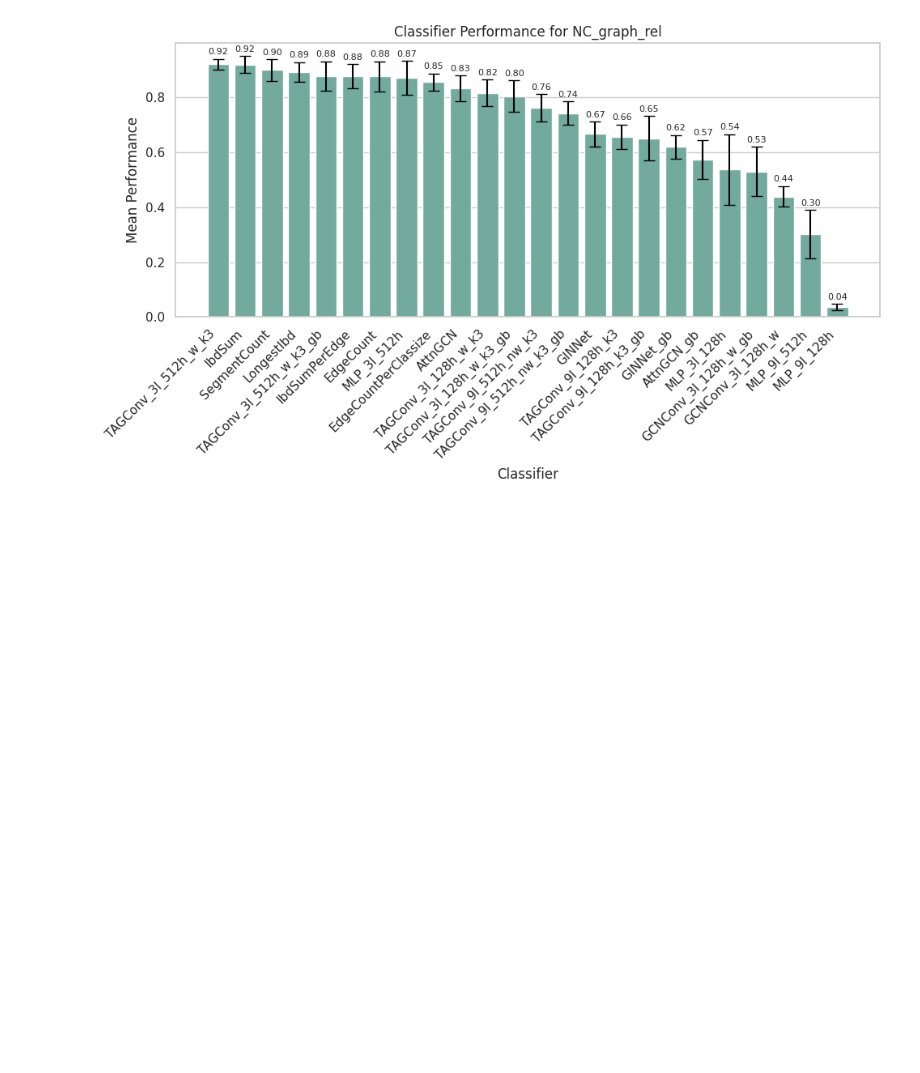
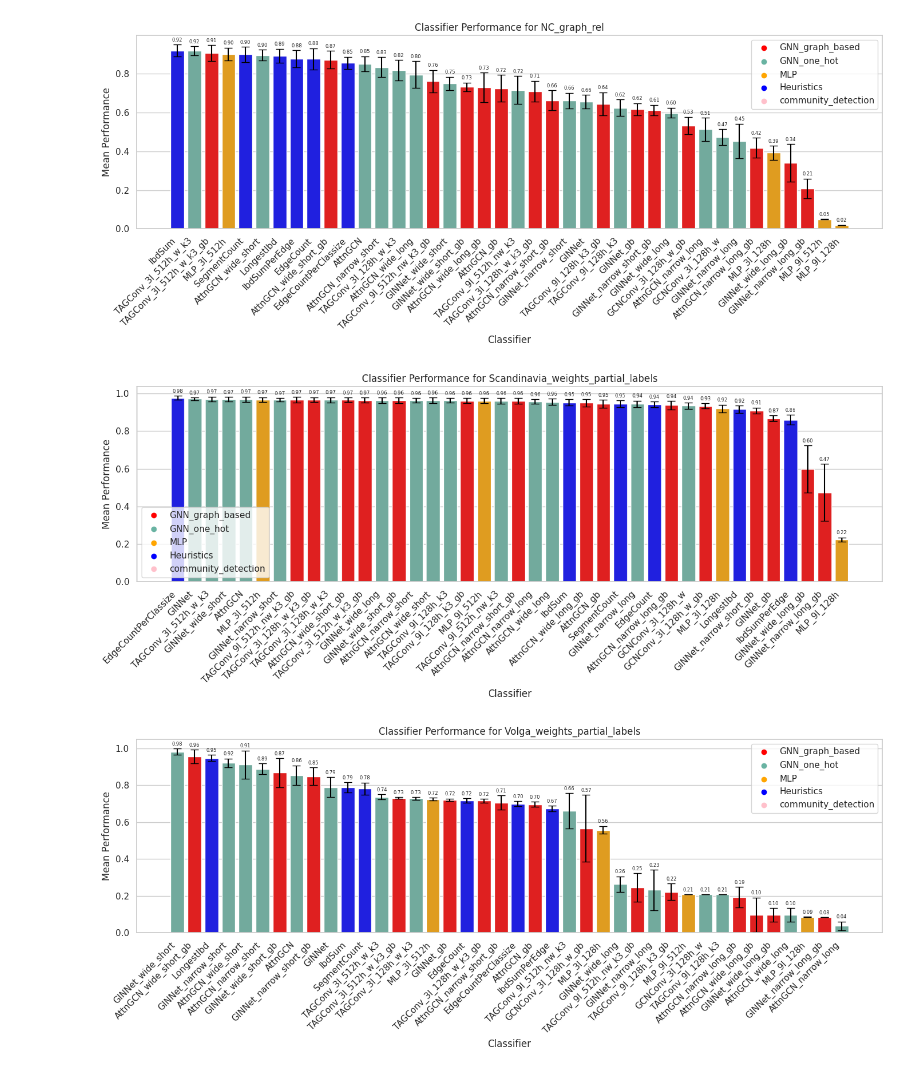
Before and after one commit to Genomics-HSE/ancestry-inference, a Jupyter notebook: notebooks/plotter.ipynb, the cells around one changed output. Cells and saved outputs as stored; diff of their text form; code cells hidden in the pictures; blank space fills up the shorter version.

Commit message:
colorful plotting has been added

```diff
--- a/notebooks/plotter.ipynb
+++ b/notebooks/plotter.ipynb
@@ -1,8 +1,13 @@
 # %%
 import ancinf
 from ancinf.utils.visualize import visualize_classifier_data, load_data_from_file
 
-orig_data = load_data_from_file("/home/ashmelev/ancestry-inference/test/workdir/tuning_parameters/fourdatasets.results.incomplete")
+orig_data = load_data_from_file("/home/ashmelev/ancestry-inference/test/workdir/test6_tmp/origweights_s0-10.results")
 visualize_classifier_data(orig_data, sort_bars=True, annotate=True)
+
+orig_data = load_data_from_file("/home/ashmelev/ancestry-inference/test/workdir/test6_tmp/4ds-community.result")
+visualize_classifier_data(orig_data, sort_bars=True, annotate=True)
 # %% [output]
-[figure, old version]
+[figure, new version]
+[figure, added]
+[figure, added]
```
Also changed, not shown: parts of 1 cell of this notebook, 3 other files.
